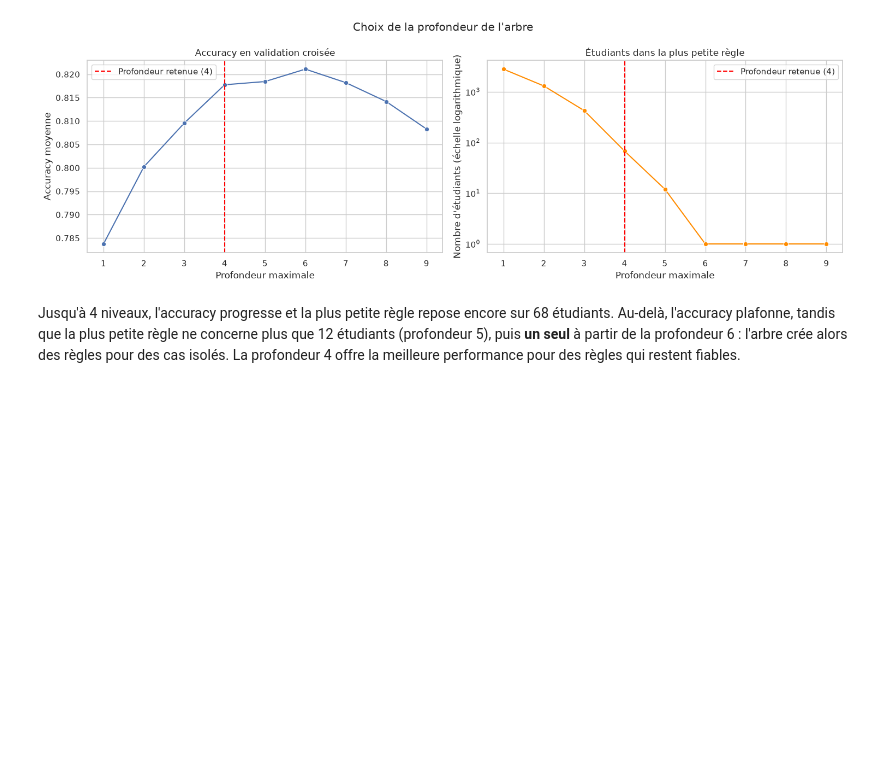
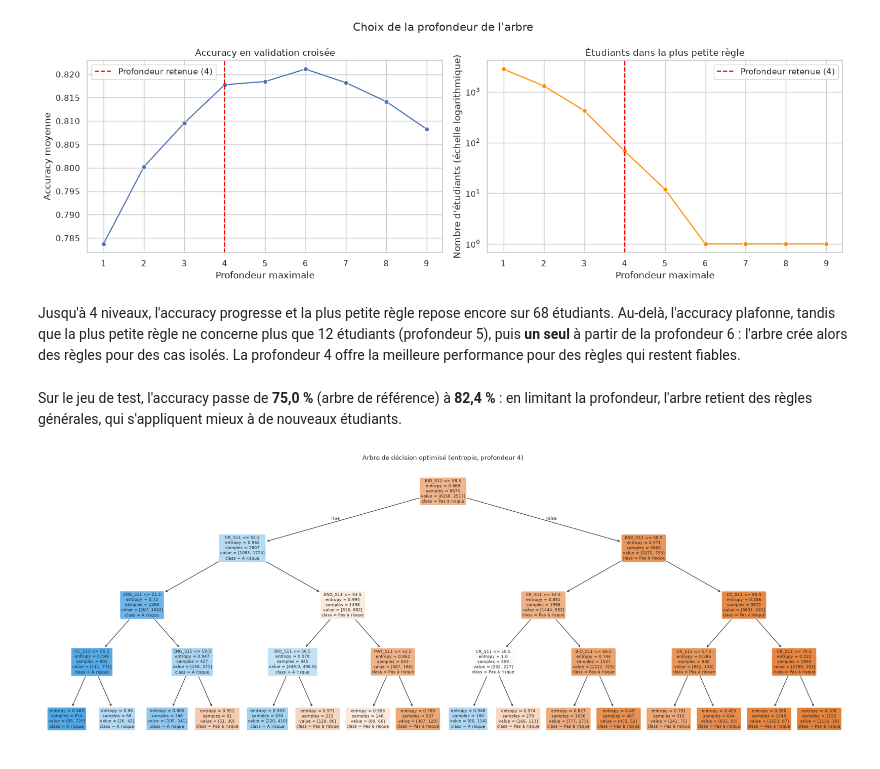
Before and after one commit to QuentinGouttaya/ML-Student-Grades-Socio-Economic-Variables-, a Jupyter notebook: projet_saber.ipynb, the cells around one changed output. Cells and saved outputs as stored; diff of their text form; code cells hidden in the pictures; blank space fills up the shorter version.

```diff
--- a/projet_saber.ipynb
+++ b/projet_saber.ipynb
@@ -933,3 +935,20 @@ sur 68 étudiants. Au-delà, l'accuracy plafonne, tandis que la plus petite règ
 ne concerne plus que 12 étudiants (profondeur 5), puis **un seul** à partir de
 la profondeur 6 : l'arbre crée alors des règles pour des cas isolés. La
 profondeur 4 offre la meilleure performance pour des règles qui restent fiables.
+# %%
+# Arbre modèle optimisé : entropie, profondeur 4
+arbre_opt = DecisionTreeClassifier(criterion="entropy", max_depth=4, random_state=RANDOM_STATE)
+arbre_opt = arbre_opt.fit(X_train, y_train)
+# %% [markdown]
+Sur le jeu de test, l'accuracy passe de **75,0 %** (arbre de référence) à
+**82,4 %** : en limitant la profondeur, l'arbre retient des règles générales,
+qui s'appliquent mieux à de nouveaux étudiants.
+# %%
+# Arbre de décision optimisé
+plt.figure(figsize=(28, 10))
+plot_tree(arbre_opt, feature_names=features,
+          class_names=["Pas à risque", "À risque"], filled=True, rounded=True, fontsize=8)
+plt.title("Arbre de décision optimisé (entropie, profondeur 4)")
+plt.show()
+# %% [output]
+[figure, added]
```
Also changed, not shown: parts of 25 cells of this notebook.
